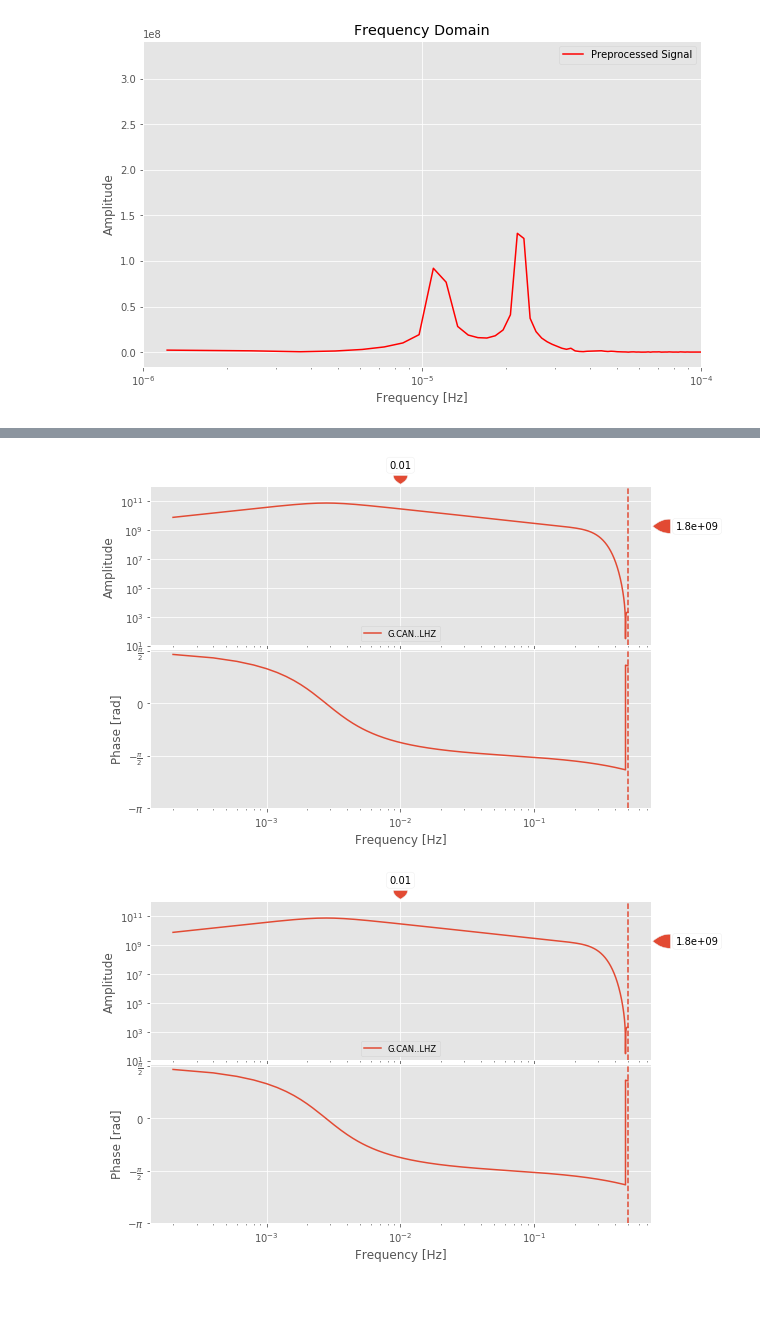
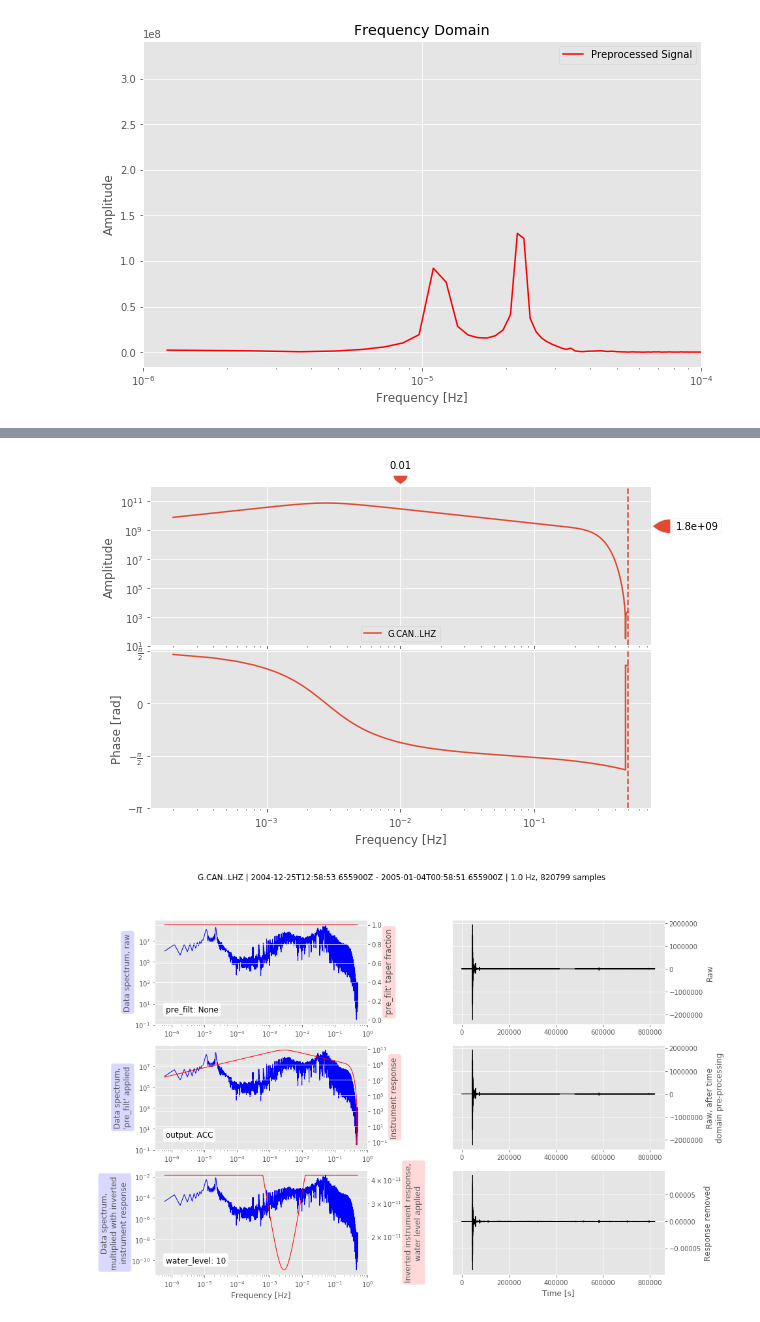
Before and after one commit to heinerigel/2017-JupyterNotebooksForGeophysics, a Jupyter notebook: Notebooks/05_SumatraEarthquake/Sumatra_PartA/CAN_response.ipynb, the cells around one changed output, grey strips where cells are left out. Cells and saved outputs as stored; diff of their text form; code cells hidden in the pictures; blank space fills up the shorter version.

Commit message:
updated CAN_response and CAN_noise

```diff
--- a/Notebooks/05_SumatraEarthquake/Sumatra_PartA/CAN_response.ipynb
+++ b/Notebooks/05_SumatraEarthquake/Sumatra_PartA/CAN_response.ipynb
@@ -171,4 +171,7 @@ inv = client.get_stations(network="G", station="CAN", channel="LHZ", level="resp
 print(inv)
 
 inv.plot_response(min_freq=2E-4, output='ACC')
+
+tr_new = st.select(component="Z").copy().remove_response(
+    inventory=inv, output="ACC", water_level=10, plot=True)[0]
 # %% [output]
@@ -176,15 +179,15 @@ Inventory created at 2017-11-29T10:05:23.000000Z
         Created by: IRIS WEB SERVICE: fdsnws-station | version: 1.1.32
                     http://service.iris.edu/fdsnws/station/1/query?station=CAN&starttim...
         Sending institution: IRIS-DMC (IRIS-DMC)
         Contains:
                 Networks (1):
                         G
                 Stations (1):
                         G.CAN (Canberra, Australia)
                 Channels (1):
                         G.CAN..LHZ
 [figure]
-[figure, old version]
+[figure, new version]
 # %%
 # Deconvolution
 # Remember to copy the waveform!
```
Also changed, not shown: parts of 4 cells of this notebook, 1 other file.
